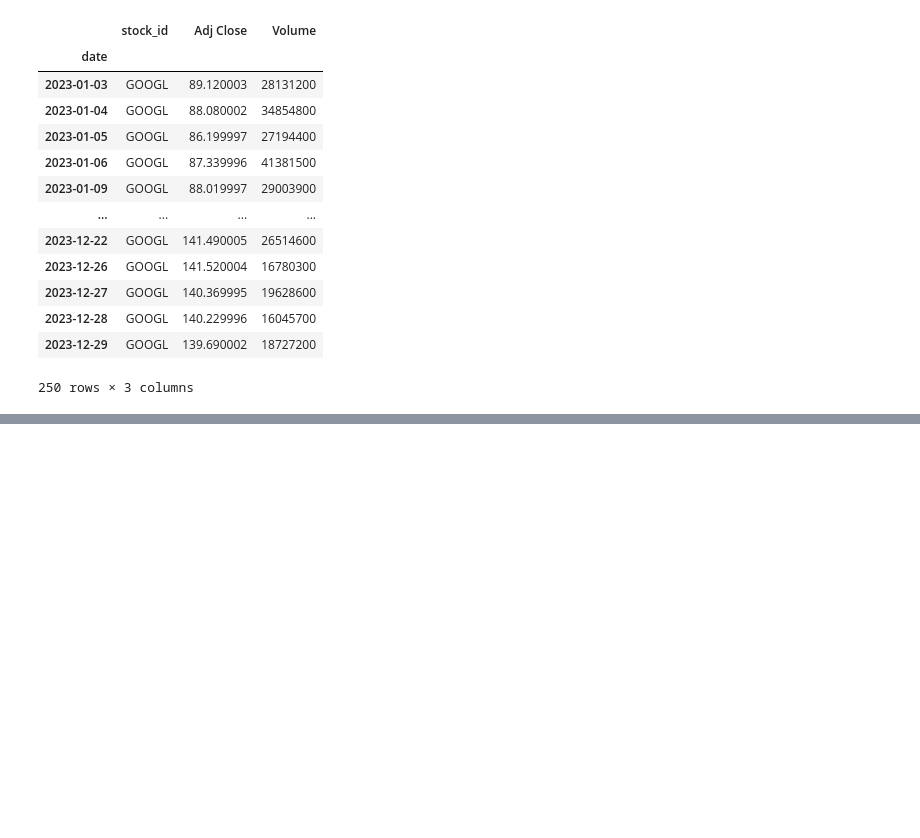
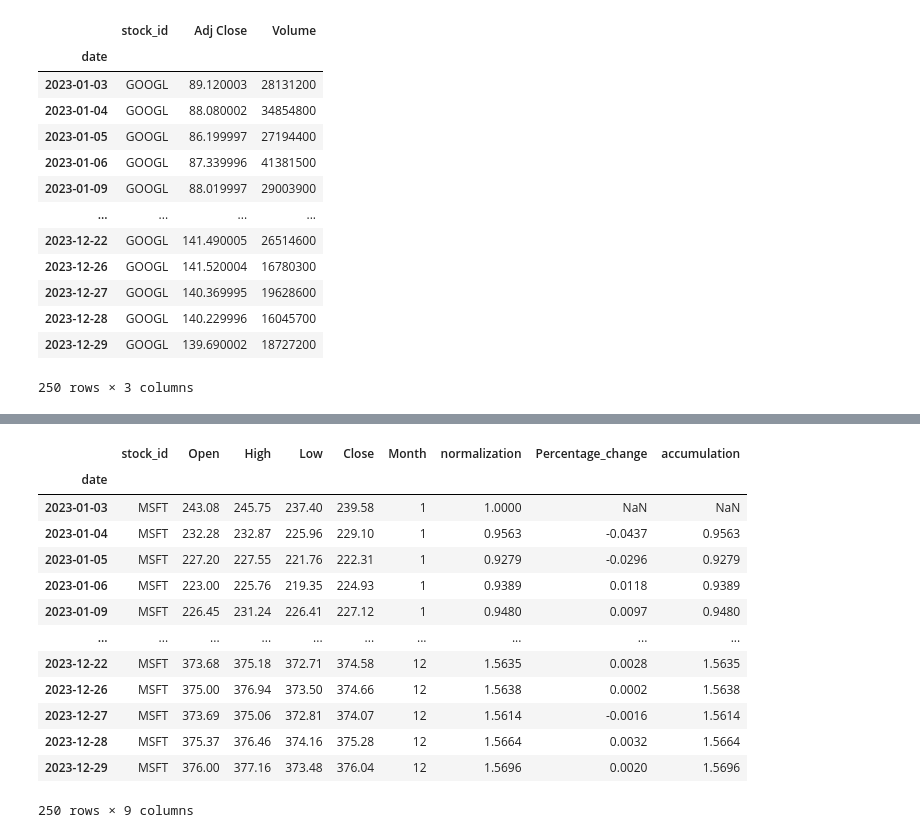
Before and after one commit to manalbayoumi/Project-3-data-engineering-Stock-Market, a Jupyter notebook: Part Two Database to Pandas.ipynb, the cells around one changed output, grey strips where cells are left out. Cells and saved outputs as stored; diff of their text form; code cells hidden in the pictures; blank space fills up the shorter version.

```diff
--- a/Part Two Database to Pandas.ipynb
+++ b/Part Two Database to Pandas.ipynb
@@ -105,0 +186,18 @@ Google_volume
+# %%
+Microsoft=Database_to_Frame("Microsoft_price")
+Microsoft
+# %% [output]
+|  | stock_id | Open | High | Low | Close | Month | normalization | Percentage_change | accumulation |
+| date |  |  |  |  |  |  |  |  |  |
+| 2023-01-03 | MSFT | 243.08 | 245.75 | 237.40 | 239.58 | 1 | 1.0000 | NaN | NaN |
+| 2023-01-04 | MSFT | 232.28 | 232.87 | 225.96 | 229.10 | 1 | 0.9563 | -0.0437 | 0.9563 |
+| 2023-01-05 | MSFT | 227.20 | 227.55 | 221.76 | 222.31 | 1 | 0.9279 | -0.0296 | 0.9279 |
+| 2023-01-06 | MSFT | 223.00 | 225.76 | 219.35 | 224.93 | 1 | 0.9389 | 0.0118 | 0.9389 |
+| 2023-01-09 | MSFT | 226.45 | 231.24 | 226.41 | 227.12 | 1 | 0.9480 | 0.0097 | 0.9480 |
+| ... | ... | ... | ... | ... | ... | ... | ... | ... | ... |
+| 2023-12-22 | MSFT | 373.68 | 375.18 | 372.71 | 374.58 | 12 | 1.5635 | 0.0028 | 1.5635 |
+| 2023-12-26 | MSFT | 375.00 | 376.94 | 373.50 | 374.66 | 12 | 1.5638 | 0.0002 | 1.5638 |
+| 2023-12-27 | MSFT | 373.69 | 375.06 | 372.81 | 374.07 | 12 | 1.5614 | -0.0016 | 1.5614 |
+| 2023-12-28 | MSFT | 375.37 | 376.46 | 374.16 | 375.28 | 12 | 1.5664 | 0.0032 | 1.5664 |
+| 2023-12-29 | MSFT | 376.00 | 377.16 | 373.48 | 376.04 | 12 | 1.5696 | 0.0020 | 1.5696 |
+250 rows × 9 columns
```
Also changed, not shown: parts of 16 cells of this notebook.
